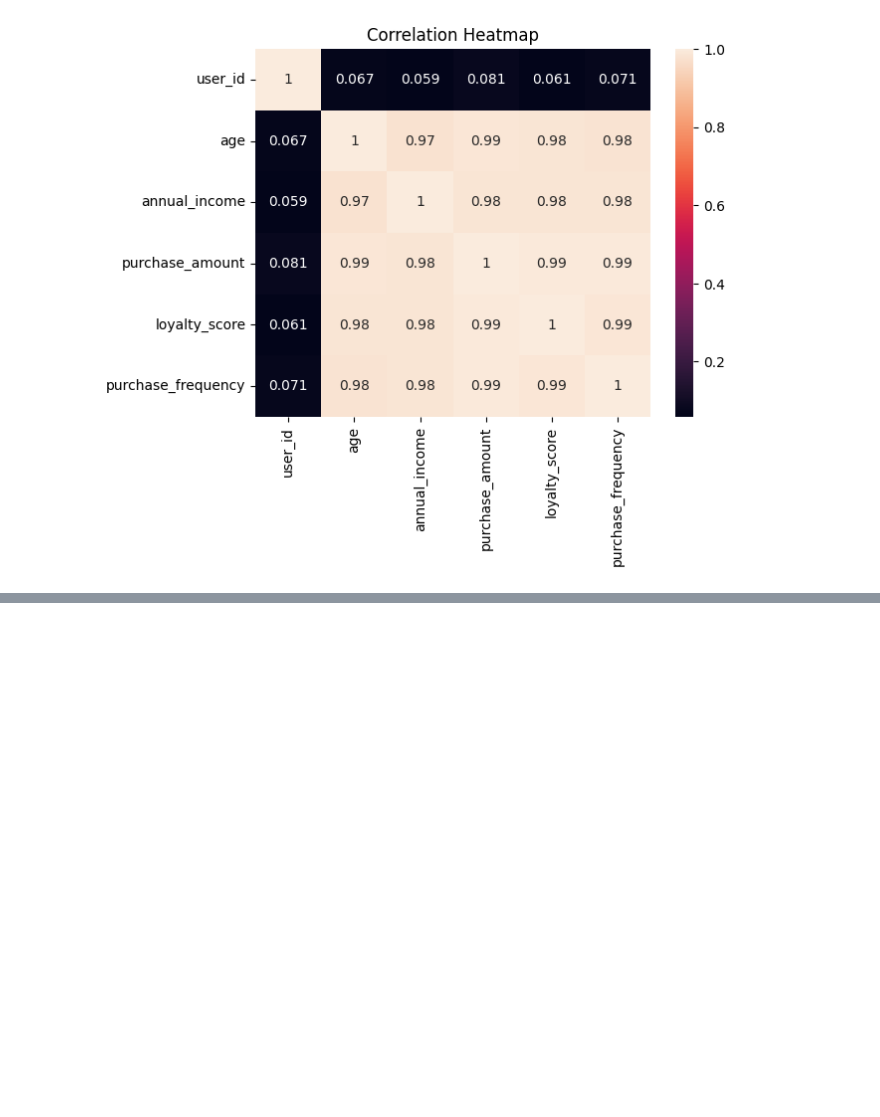
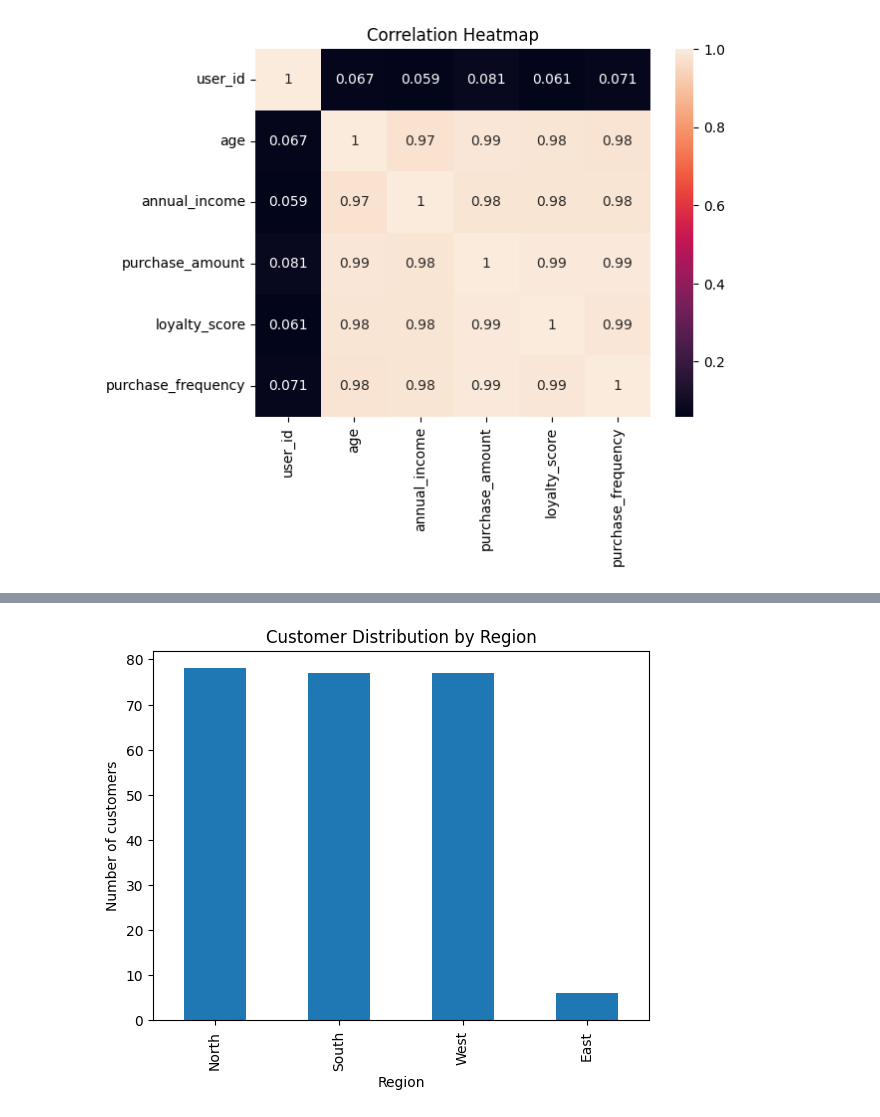
Before and after one commit to sree-220591/DSP-LabWorks, a Jupyter notebook: LAB-03.ipynb, the cells around one changed output, grey strips where cells are left out. Saved outputs shown, nothing was run; the diff lists cells and outputs as text; code cells hidden in the pictures; blank space fills up the shorter version.

```diff
--- a/LAB-03.ipynb
+++ b/LAB-03.ipynb
@@ -178,0 +209,10 @@ plt.show()
+# %%
+#customer distribution by region
+plt.figure()
+df['region'].value_counts().plot(kind='bar')
+plt.xlabel('Region')
+plt.ylabel('Number of customers')
+plt.title('Customer Distribution by Region')
+plt.show()
+# %% [output]
+[figure, added]
```
Also changed, not shown: parts of 13 cells of this notebook.
